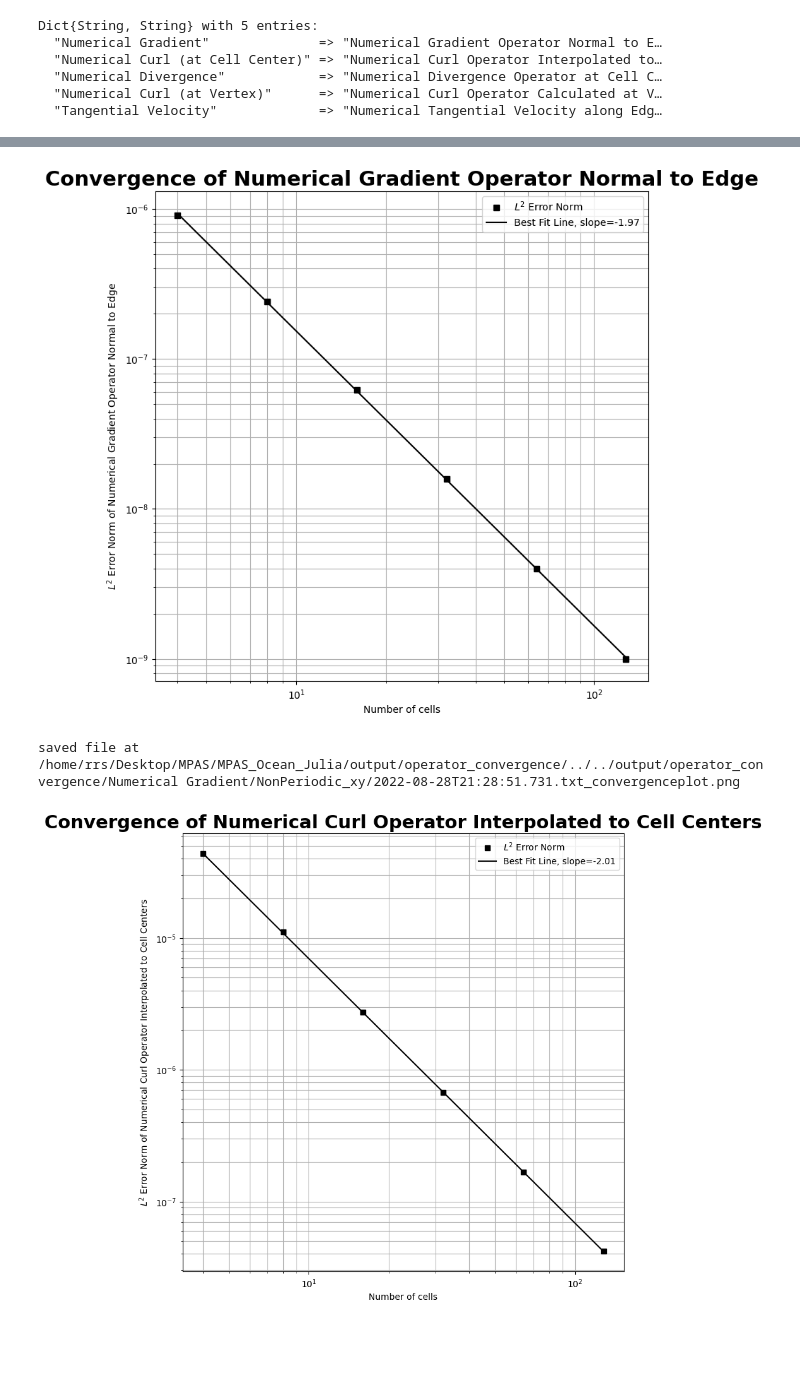
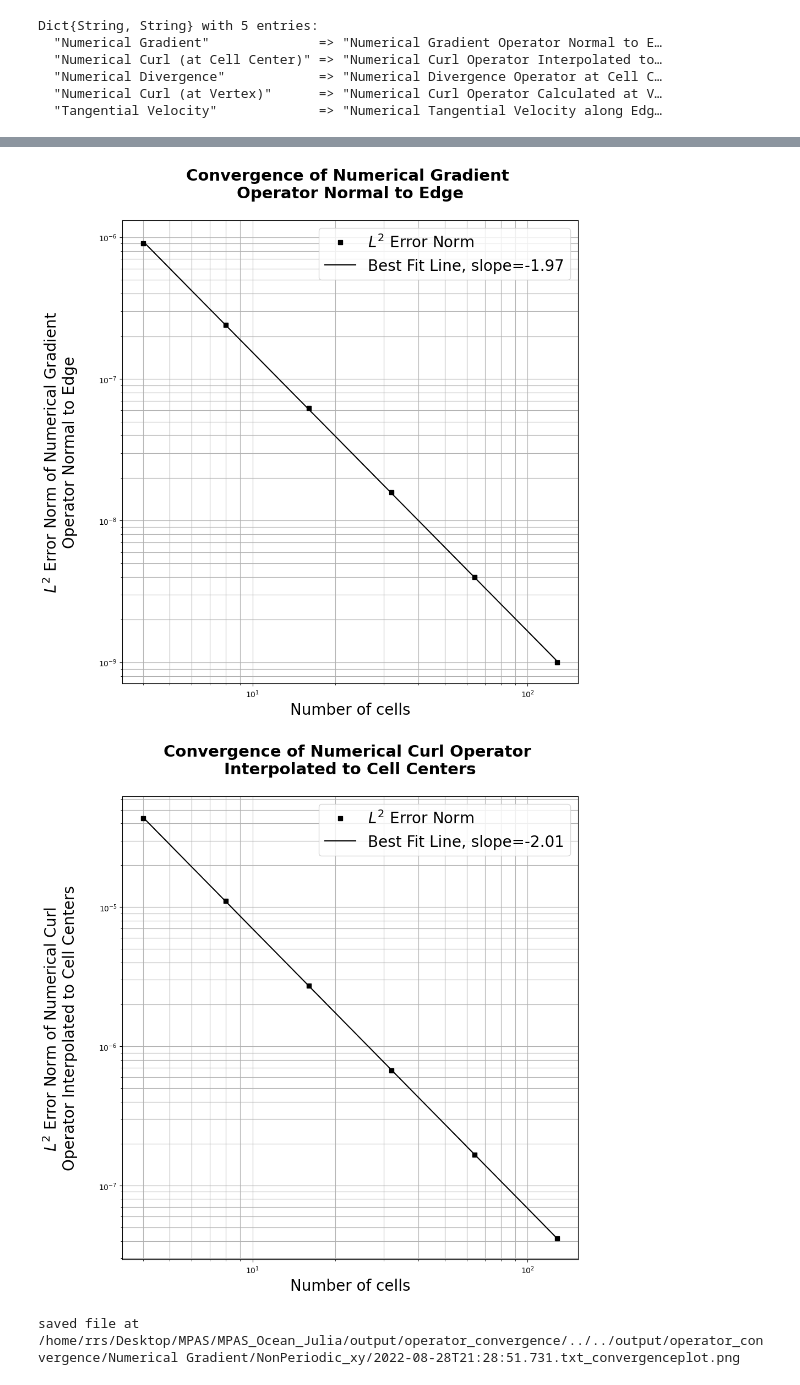
Before and after one commit to robertstrauss/MPAS_Ocean_Julia, a Jupyter notebook: output/operator_convergence/operator_convergence_plotting.ipynb, the cells around one changed output, grey strips where cells are left out. Drawn from its saved outputs; the diff is of its cells as text; code cells hidden in the pictures; blank space fills up the shorter version.

Commit message:
finalized plots, fixed glob to local sorting for unit tests and scaling tests

```diff
--- a/output/operator_convergence/operator_convergence_plotting.ipynb
+++ b/output/operator_convergence/operator_convergence_plotting.ipynb
@@ -7,3 +7,7 @@ using DelimitedFiles
 include(CODE_ROOT * "/visualization.jl")
 # %% [output]
 vertexHeatMapMesh (generic function with 1 method)
+# %%
+function wrap_regex(str::AbstractString, maxlen = 92)
+    replace(str, Regex(".{1,$maxlen}( |\$)") => @s_str "\\0\n")
+end
@@ -17,6 +23,7 @@ function convergence_plot(operator_name, ncells, ErrorNorm, errortype; decimals=
     y = 10 .^ y
 
     fig, ax = subplots(1,1, figsize=(9,9))
+    fig.tight_layout()
     loglog(ncells, ErrorNorm, label="$errortype Error Norm", marker="s", linestyle="None", color="black")
 
     slopestr ="$(round(m,digits=decimals))"
@@ -24,10 +31,10 @@ function convergence_plot(operator_name, ncells, ErrorNorm, errortype; decimals=
         slopestr *= "0"
     end
     loglog(ncells, y, label="Best Fit Line, slope=$(slopestr)", color="black")
-    ax.set_title("Convergence of $operator_name", fontsize=21, fontweight="bold")
-    ax.legend(loc="upper right")
-    ax.set_xlabel("Number of cells")
-    ax.set_ylabel("$errortype Error Norm of $operator_name")
+    ax.set_title(wrap_regex("Convergence of $operator_name", 40), fontsize=21, fontweight="bold")
+    ax.legend(loc="upper right", fontsize=20)
+    ax.set_xlabel("Number of cells", fontsize=20)
+    ax.set_ylabel(wrap_regex("$errortype Error Norm of $operator_name", 40), fontsize=20)
     grid(which="both")
 
     return fig, ax
@@ -60,14 +71,19 @@ Dict{String, String} with 5 entries:
 # %%
+savefigs = true
 for operator_name in keys(operatortitles)
     data, fname = readconvergencefile(operator_name, "NonPeriodic_xy")
     ncells = data[1,:]
     L2ErrorNorm = data[4,:]
     fig, ax = convergence_plot(operatortitles[operator_name], ncells, L2ErrorNorm, "\$L^2\$")
-    fig.savefig("$(fname)_convergenceplot.png")
-    println("saved file at $(fname)_convergenceplot.png")
     display(fig)
+
+    if savefigs
+        fig.savefig("$(fname)_convergenceplot.png", bbox_inches="tight")
+        println("saved file at $(fname)_convergenceplot.png")
+
+    end
 end
 # %% [output]
-[figure, old version]
+[figure, new version]
+[figure, new version]
 saved file at /home/rrs/Desktop/MPAS/MPAS_Ocean_Julia/output/operator_convergence/../../output/operator_convergence/Numerical Gradient/NonPeriodic_xy/2022-08-28T21:28:51.731.txt_convergenceplot.png
-[figure, old version]
```
Also changed, not shown: parts of 3 cells of this notebook, 13 other files.
